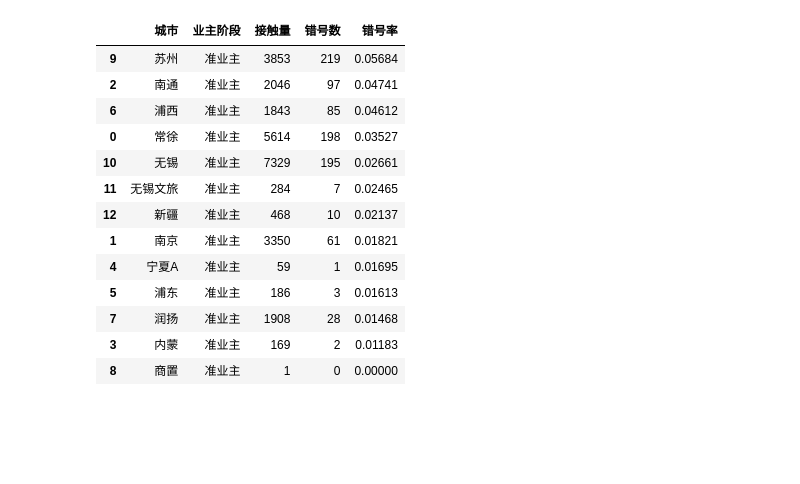
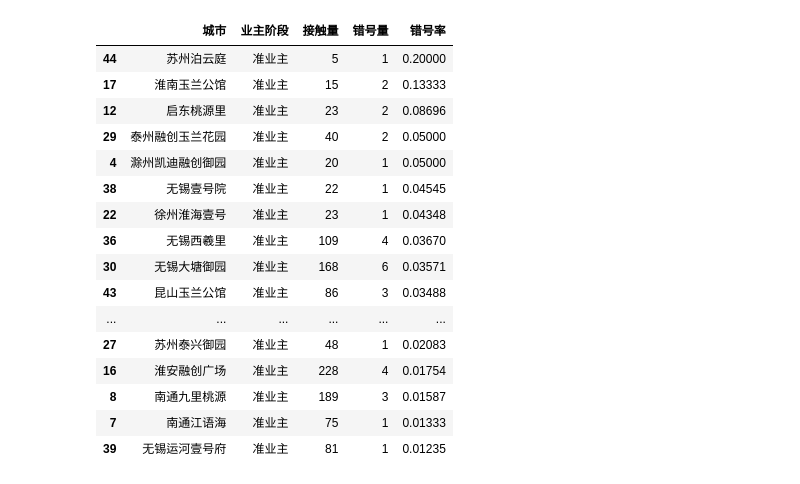
Before and after one commit to freesinger/testcases, a Jupyter notebook: anran/singleMonth.ipynb, the cells around one changed output. Saved outputs shown, nothing was run; the diff lists cells and outputs as text; code cells hidden in the pictures; blank space fills up the shorter version.

```diff
--- a/anran/singleMonth.ipynb
+++ b/anran/singleMonth.ipynb
@@ -6,8 +6,8 @@ pd.set_option('display.max_rows', 500)
 pd.set_option('display.max_columns', 500)
 pd.set_option('display.width', 1000)
 # %%
-FILENAME = 'sample.xlsx'
-df = pd.read_excel(FILENAME, sheet_name='一级考核-错号率')
+FILENAME = '/Users/shanewang/Desktop/anran/May.xlsx'
+df = pd.read_excel(FILENAME, sheet_name='到项目') #一级考核-错号率
 raw = df.copy(deep=True)
 raw.head()
 # %% [output]
@@ -57,7 +65,11 @@ len(city_names)
 # %%
 row_records = []
 for _, row in raw.iterrows():
-    row_records.append([row['行标签'], row['总计'], row['错号数']])
+    try:
+        row_records.append([row['行标签'], row['接触量'], row['错号量']])
+    except Exception as e:
+        print(e)
+#         row_records.append([row['行标签'], row['总计'], row['错号量']])
     # print(row['行标签'], row['总计'], row['错号数'])
 row_records
 # %% [output]
@@ -88,7 +100,7 @@ mhq = []
 wdq = []
 lyz = []
 
-for i in range(2, len(row_records)):
+for i in range(0, len(row_records)):
     tag = row_records[i][0]
     if tag in city_names:
         wrong2city[row_records[i][2]] = tag
@@ -108,16 +120,16 @@ print(slice_idx)
 for city_info in cities:
     CITY = city_info[0][0]
     for line in city_info[1:]:
-        if '准业主' in line[0]:
+        if '准业主' in line[0] and '准业主' != line[0].strip():
             line[0] = CITY + '-' + line[0]
             zyz.append(line)
-        if '磨合期' in line[0]:
+        if '磨合期' in line[0] and '磨合期' != line[0].strip():
             line[0] = CITY + '-' + line[0]
             mhq.append(line)
-        if '稳定期' in line[0]:
+        if '稳定期' in line[0] and '稳定期' != line[0].strip():
             line[0] = CITY + '-' + line[0]
             wdq.append(line)
-        if '老业主' in line[0]:
+        if '老业主' in line[0] and '老业主' != line[0].strip():
             line[0] = CITY + '-' + line[0]
             lyz.append(line)
 zyz
@@ -196,23 +208,26 @@ for k, v in calculate(analyze(lyz)).items():
 # %%
-labels = ['城市', '业主阶段', '接触量', '错号数', '错号率']
+labels = ['城市', '业主阶段', '接触量', '错号量', '错号率']
 zyz_xlxs = pd.DataFrame(data=zyz_list, columns=labels)
 zyz_xlxs = zyz_xlxs.sort_values(by='错号率', ascending=False)
 zyz_xlxs.head(20)
 # %% [output]
-|  | 城市 | 业主阶段 | 接触量 | 错号数 | 错号率 |
-| 9 | 苏州 | 准业主 | 3853 | 219 | 0.05684 |
-| 2 | 南通 | 准业主 | 2046 | 97 | 0.04741 |
-| 6 | 浦西 | 准业主 | 1843 | 85 | 0.04612 |
-| 0 | 常徐 | 准业主 | 5614 | 198 | 0.03527 |
-| 10 | 无锡 | 准业主 | 7329 | 195 | 0.02661 |
-| 11 | 无锡文旅 | 准业主 | 284 | 7 | 0.02465 |
-| 12 | 新疆 | 准业主 | 468 | 10 | 0.02137 |
-| 1 | 南京 | 准业主 | 3350 | 61 | 0.01821 |
-| 4 | 宁夏A | 准业主 | 59 | 1 | 0.01695 |
-| 5 | 浦东 | 准业主 | 186 | 3 | 0.01613 |
-| 7 | 润扬 | 准业主 | 1908 | 28 | 0.01468 |
-| 3 | 内蒙 | 准业主 | 169 | 2 | 0.01183 |
-| 8 | 商置 | 准业主 | 1 | 0 | 0.00000 |
+|  | 城市 | 业主阶段 | 接触量 | 错号量 | 错号率 |
+| 44 | 苏州泊云庭 | 准业主 | 5 | 1 | 0.20000 |
+| 17 | 淮南玉兰公馆 | 准业主 | 15 | 2 | 0.13333 |
+| 12 | 启东桃源里 | 准业主 | 23 | 2 | 0.08696 |
+| 29 | 泰州融创玉兰花园 | 准业主 | 40 | 2 | 0.05000 |
+| 4 | 滁州凯迪融创御园 | 准业主 | 20 | 1 | 0.05000 |
+| 38 | 无锡壹号院 | 准业主 | 22 | 1 | 0.04545 |
+| 22 | 徐州淮海壹号 | 准业主 | 23 | 1 | 0.04348 |
+| 36 | 无锡西羲里 | 准业主 | 109 | 4 | 0.03670 |
+| 30 | 无锡大塘御园 | 准业主 | 168 | 6 | 0.03571 |
+| 43 | 昆山玉兰公馆 | 准业主 | 86 | 3 | 0.03488 |
+| ... | ... | ... | ... | ... | ... |
+| 27 | 苏州泰兴御园 | 准业主 | 48 | 1 | 0.02083 |
+| 16 | 淮安融创广场 | 准业主 | 228 | 4 | 0.01754 |
+| 8 | 南通九里桃源 | 准业主 | 189 | 3 | 0.01587 |
+| 7 | 南通江语海 | 准业主 | 75 | 1 | 0.01333 |
+| 39 | 无锡运河壹号府 | 准业主 | 81 | 1 | 0.01235 |
 # %%
 mhq_xlxs = pd.DataFrame(data=mhq_list, columns=labels)
 mhq_xlxs = mhq_xlxs.sort_values(by='错号率', ascending=False)
```
Also changed, not shown: parts of 12 cells of this notebook, 2 other files.
